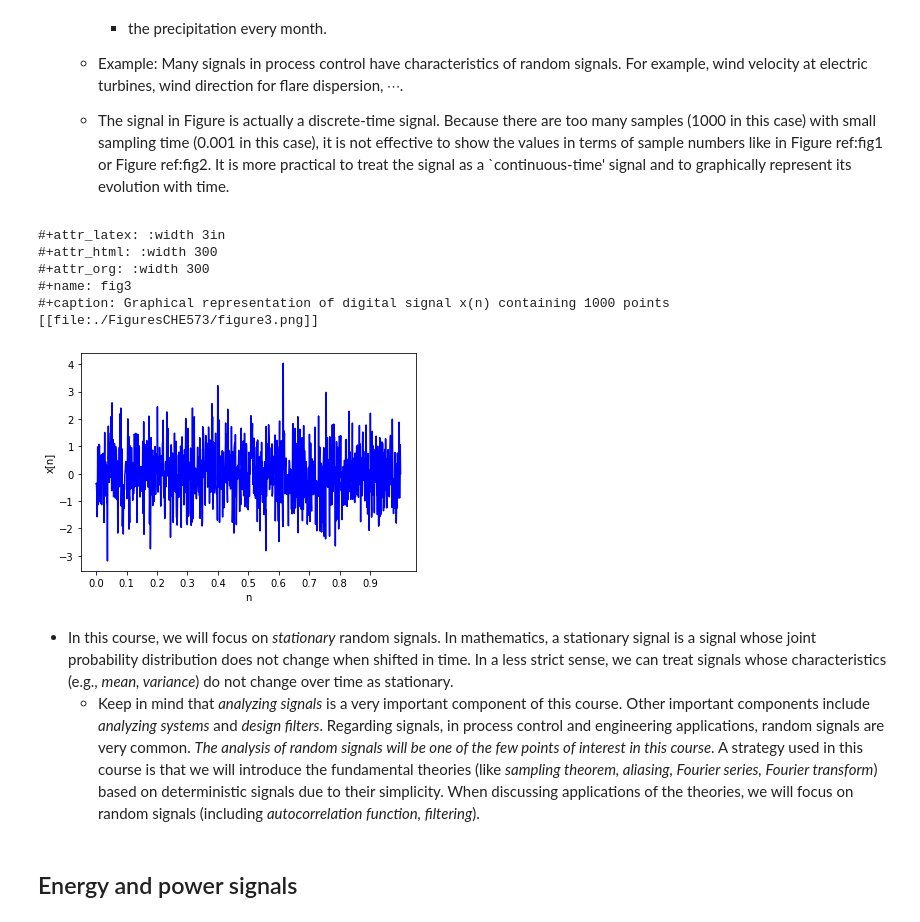
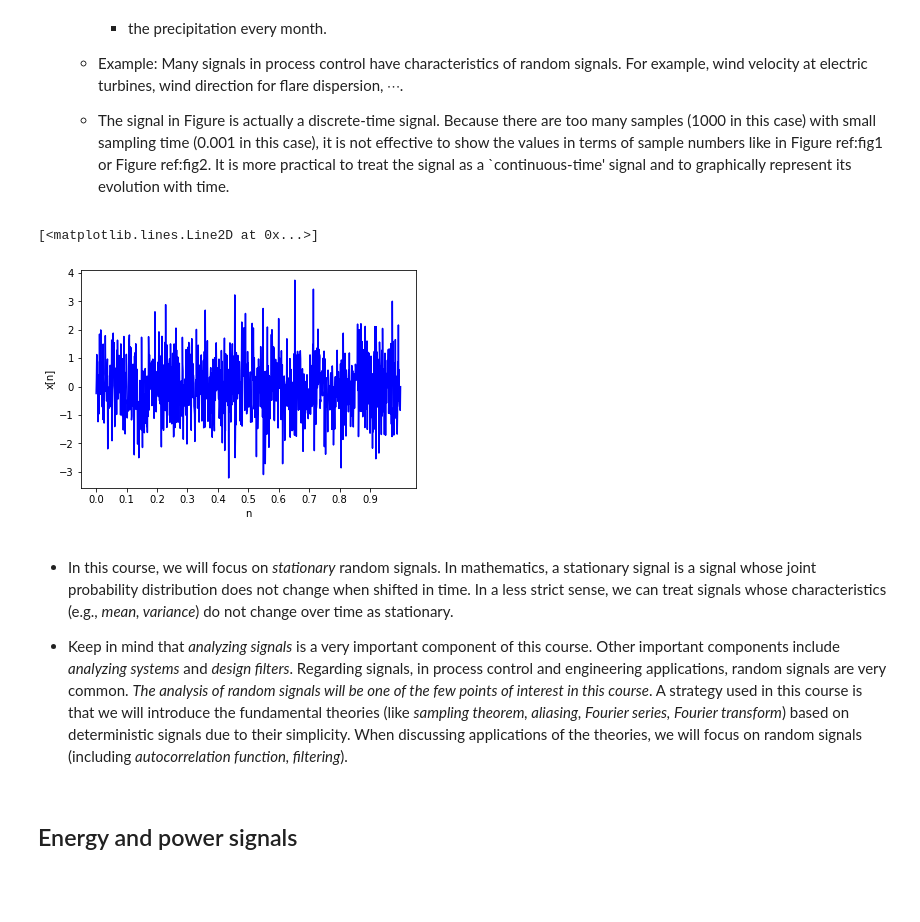
Before and after one commit to stevand/W20-CHE573, a Jupyter notebook: 01-intro.ipynb, the cells around one changed output. Drawn from its saved outputs; the diff is of its cells as text; code cells hidden in the pictures; blank space fills up the shorter version.

Commit message:
Added some plots to the lecture

```diff
--- a/01-intro.ipynb
+++ b/01-intro.ipynb
@@ -153,39 +129,28 @@ org.figure(plt.savefig('./FiguresCHE573/figure2.png'),name='fig2',
 
     -   The signal in Figure is actually a discrete-time signal. Because there are too many samples (1000 in this case) with small sampling time (0.001 in this case), it is not effective to show the values in terms of sample numbers like in Figure ref:fig1 or Figure ref:fig2. It is more practical to treat the signal as a \`continuous-time' signal and to graphically represent its evolution with time.
 # %%
-import pycse.orgmode as org
 %matplotlib inline
 import matplotlib.pyplot as plt
 import numpy as np
 import math
 
 n=np.linspace(0,1,1000)
 x=np.zeros(len(n))
 
 for i in range (0,len(n)-1):
     x[i]=np.random.randn()
 
 plt.xlabel('n')
 plt.ylabel('x[n]')
 plt.xticks(np.arange(0, 1, step=0.1))
 plt.plot(n,x,'b-')
-
-org.figure(plt.savefig('./FiguresCHE573/figure3.png'),name='fig3',
-           caption='Graphical representation of digital signal x(n) containing {} points'.format(len(x)),
-           attributes=[('LATEX', ':width 3in'),
-                       ('HTML', ':width 300'),
-                       ('ORG', ':width 300')])
 # %% [output]
-#+attr_latex: :width 3in
-#+attr_html: :width 300
-#+attr_org: :width 300
-#+name: fig3
-#+caption: Graphical representation of digital signal x(n) containing 1000 points
-[[file:./FiguresCHE573/figure3.png]]
+[<matplotlib.lines.Line2D at 0x...>]
-[figure, old version]
+[figure, new version]
 # %% [markdown]
 -   In this course, we will focus on *stationary* random signals. In mathematics, a stationary signal is a signal whose joint probability distribution does not change when shifted in time. In a less strict sense, we can treat signals whose characteristics (e.g., *mean, variance*) do not change over time as stationary.
-    -   Keep in mind that *analyzing signals* is a very important component of this course. Other important components include *analyzing systems* and *design filters*. Regarding signals, in process control and engineering applications, random signals are very common.  *The analysis of random signals will be one of the few points of interest in this course*. A strategy used in this course is that we will introduce the fundamental theories (like *sampling theorem, aliasing, Fourier series, Fourier transform*) based on deterministic signals due to their simplicity. When discussing applications of the theories, we will focus on random signals (including *autocorrelation function, filtering*).
+
+-   Keep in mind that *analyzing signals* is a very important component of this course. Other important components include *analyzing systems* and *design filters*. Regarding signals, in process control and engineering applications, random signals are very common.  *The analysis of random signals will be one of the few points of interest in this course*. A strategy used in this course is that we will introduce the fundamental theories (like *sampling theorem, aliasing, Fourier series, Fourier transform*) based on deterministic signals due to their simplicity. When discussing applications of the theories, we will focus on random signals (including *autocorrelation function, filtering*).
 # %% [markdown]
 ## Energy and power signals
 # %% [markdown]
```
Also changed, not shown: parts of 16 cells of this notebook.
